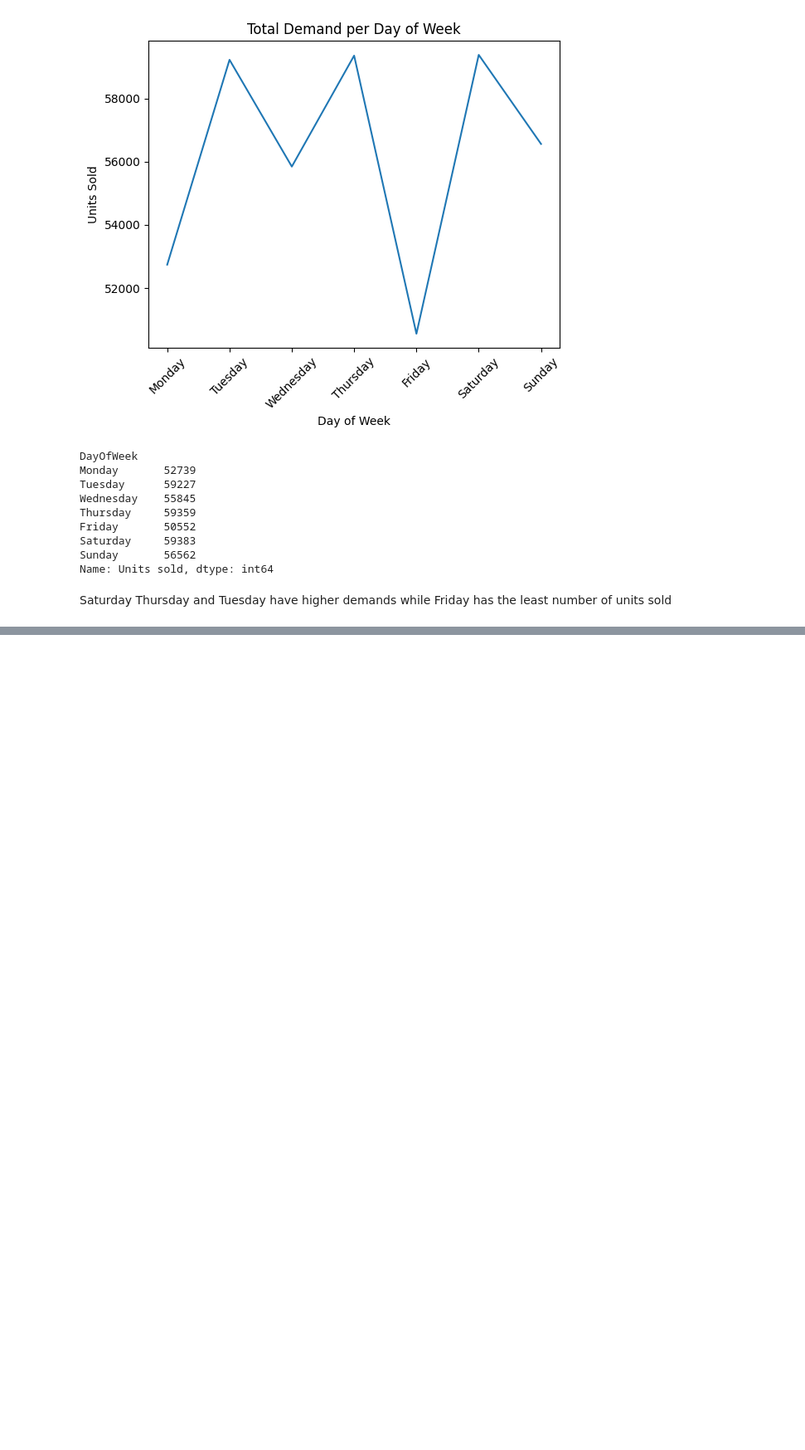
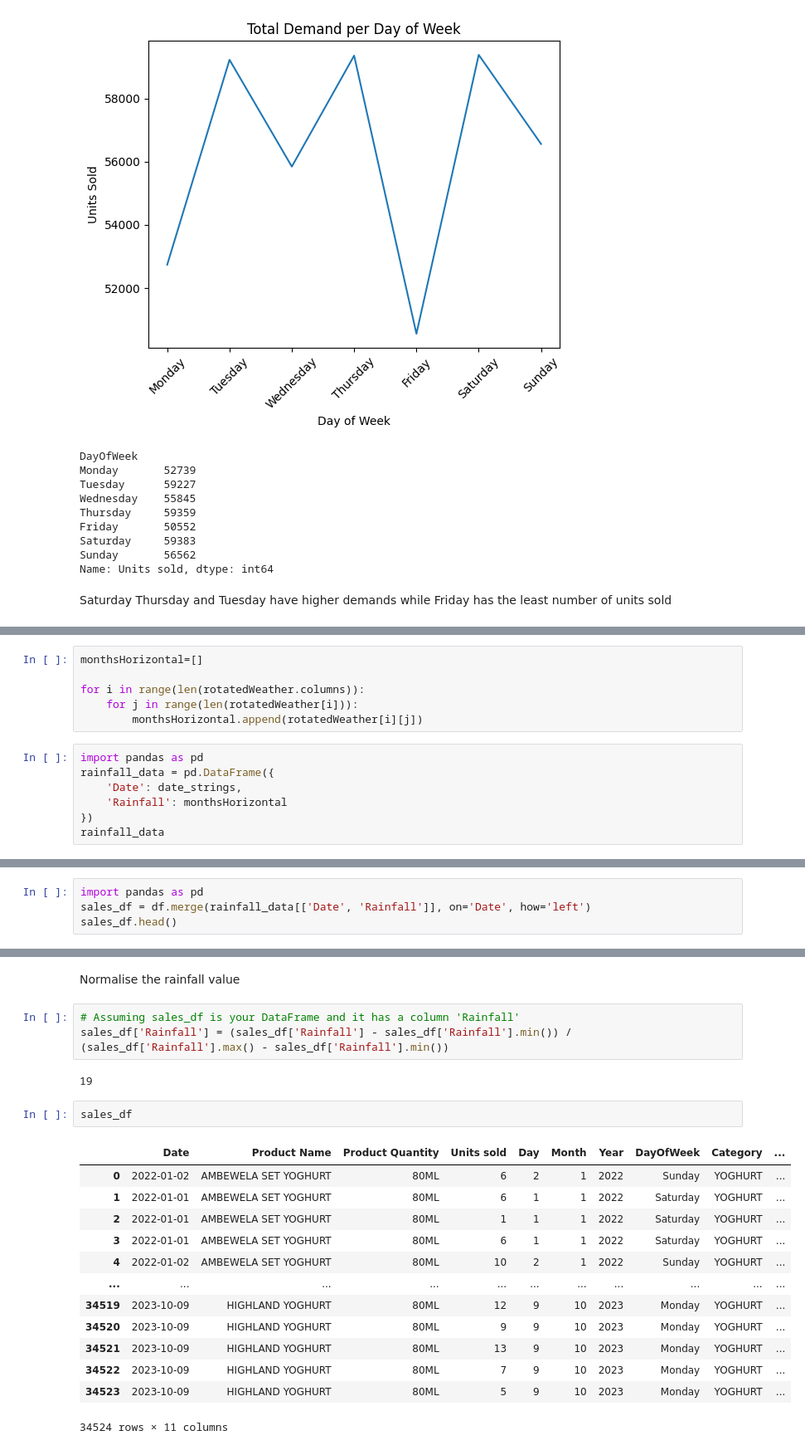
Before and after one commit to hammaadrizwan/marketwiz, a Jupyter notebook: SalesEDA.ipynb, the cells around one changed output, grey strips where cells are left out. Shown at 83% size. Saved outputs shown, nothing was run; the diff lists cells and outputs as text; blank space fills up the shorter version.

```diff
--- a/SalesEDA.ipynb
+++ b/SalesEDA.ipynb
@@ -432,0 +515,13 @@ Saturday Thursday and Tuesday have higher demands while Friday has the least num
+# %%
+monthsHorizontal=[]
+
+for i in range(len(rotatedWeather.columns)):
+    for j in range(len(rotatedWeather[i])):
+        monthsHorizontal.append(rotatedWeather[i][j])
+# %%
+import pandas as pd
+rainfall_data = pd.DataFrame({
+    'Date': date_strings,
+    'Rainfall': monthsHorizontal
+})
+rainfall_data
@@ -432,0 +544,4 @@ Saturday Thursday and Tuesday have higher demands while Friday has the least num
+# %%
+import pandas as pd
+sales_df = df.merge(rainfall_data[['Date', 'Rainfall']], on='Date', how='left')
+sales_df.head()
@@ -432,0 +555,23 @@ Saturday Thursday and Tuesday have higher demands while Friday has the least num
+# %% [markdown]
+Normalise the rainfall value
+# %%
+# Assuming sales_df is your DataFrame and it has a column 'Rainfall'
+sales_df['Rainfall'] = (sales_df['Rainfall'] - sales_df['Rainfall'].min()) / (sales_df['Rainfall'].max() - sales_df['Rainfall'].min())
+# %% [output]
+19
+# %%
+sales_df
+# %% [output]
+|  | Date | Product Name | Product Quantity | Units sold | Day | Month | Year | DayOfWeek | Category | ... |
+| 0 | 2022-01-02 | AMBEWELA SET YOGHURT | 80ML | 6 | 2 | 1 | 2022 | Sunday | YOGHURT | ... |
+| 1 | 2022-01-01 | AMBEWELA SET YOGHURT | 80ML | 6 | 1 | 1 | 2022 | Saturday | YOGHURT | ... |
+| 2 | 2022-01-01 | AMBEWELA SET YOGHURT | 80ML | 1 | 1 | 1 | 2022 | Saturday | YOGHURT | ... |
+| 3 | 2022-01-01 | AMBEWELA SET YOGHURT | 80ML | 6 | 1 | 1 | 2022 | Saturday | YOGHURT | ... |
+| 4 | 2022-01-02 | AMBEWELA SET YOGHURT | 80ML | 10 | 2 | 1 | 2022 | Sunday | YOGHURT | ... |
+| ... | ... | ... | ... | ... | ... | ... | ... | ... | ... | ... |
+| 34519 | 2023-10-09 | HIGHLAND YOGHURT | 80ML | 12 | 9 | 10 | 2023 | Monday | YOGHURT | ... |
+| 34520 | 2023-10-09 | HIGHLAND YOGHURT | 80ML | 9 | 9 | 10 | 2023 | Monday | YOGHURT | ... |
+| 34521 | 2023-10-09 | HIGHLAND YOGHURT | 80ML | 13 | 9 | 10 | 2023 | Monday | YOGHURT | ... |
+| 34522 | 2023-10-09 | HIGHLAND YOGHURT | 80ML | 7 | 9 | 10 | 2023 | Monday | YOGHURT | ... |
+| 34523 | 2023-10-09 | HIGHLAND YOGHURT | 80ML | 5 | 9 | 10 | 2023 | Monday | YOGHURT | ... |
+34524 rows × 11 columns
```
Also changed, not shown: parts of 11 cells of this notebook.
